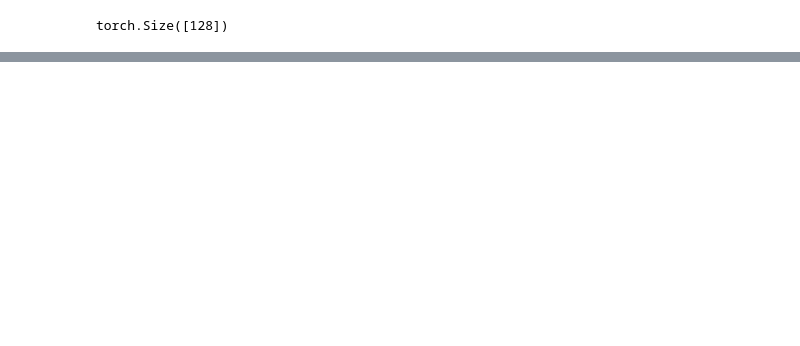
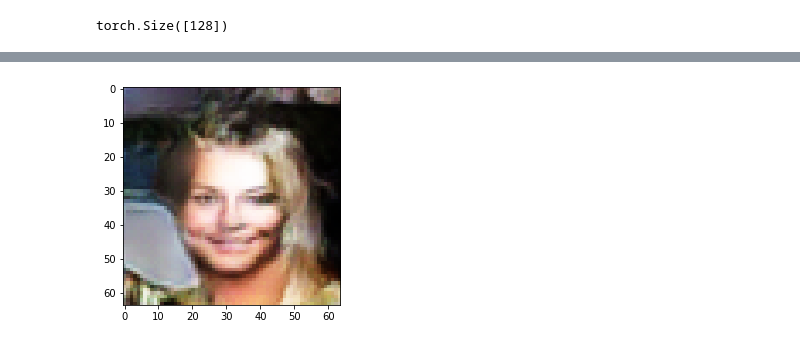
Before and after one commit to YakubovSlava/PrivateCodeRepo, a Jupyter notebook: DCGAN/model_faces.ipynb, the cells around one changed output, grey strips where cells are left out. Saved outputs shown, nothing was run; the diff lists cells and outputs as text; code cells hidden in the pictures; blank space fills up the shorter version.

```diff
--- a/DCGAN/model_faces.ipynb
+++ b/DCGAN/model_faces.ipynb
@@ -198,0 +193,7 @@ plt.show()
+# %%
+test_noise_1 = torch.randn(1, z_dim,1,1).to(device)
+img = generator(test_noise_1).squeeze(0).cpu().detach().numpy().transpose(1,2,0) *0.5 + 0.5
+plt.imshow(img)
+plt.show()
+# %% [output]
+[figure, added]
```
Also changed, not shown: parts of 16 cells of this notebook.
